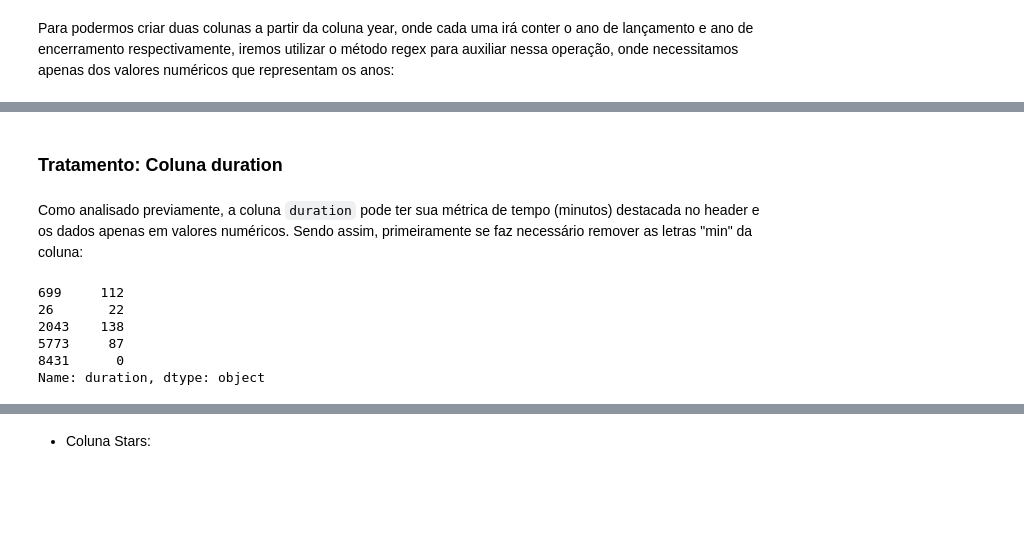
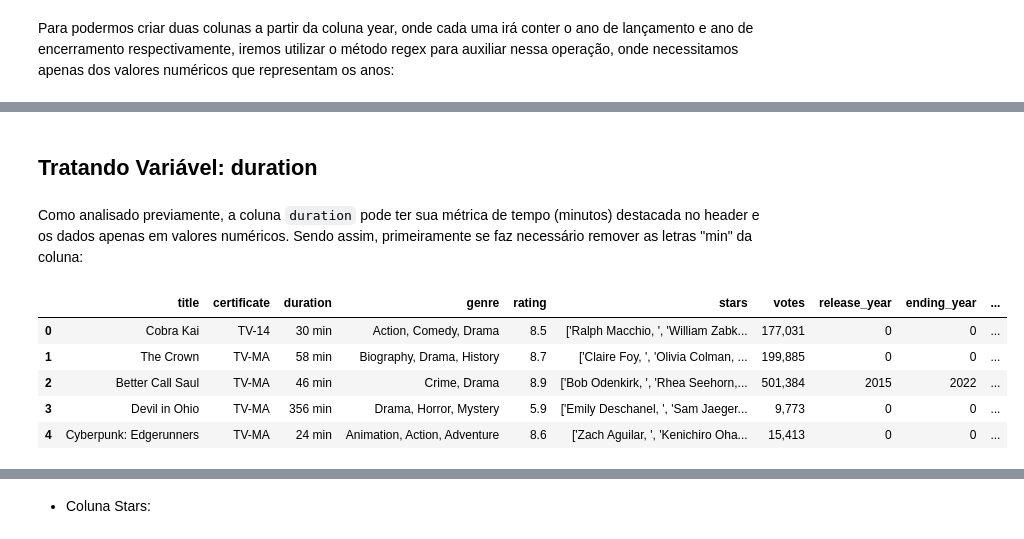
Before and after one commit to JoSEPHDev2022/netflix_movies_analise, a Jupyter notebook: analise.ipynb, the cells around one changed output, grey strips where cells are left out. Cells and saved outputs as stored; diff of their text form; code cells hidden in the pictures; blank space fills up the shorter version.

```diff
--- a/analise.ipynb
+++ b/analise.ipynb
@@ -351,0 +352,6 @@ df_movies_clean['release_year'] = df_movies_clean['release_year'].apply(
+# %%
+# Removendo coluna year:
+data_clean = data_clean.drop('year', axis=1)
+
+# Checando dados:
+data_clean.sample(5)
@@ -357,0 +367,9 @@ df_movies_clean['ending_year'] = df_movies_clean['ending_year'].astype(int)
+# %%
+# Transformando dados:
+data_clean = data_clean.astype({
+    'release_year': 'int16',
+    'ending_year': 'int16'
+    })
+
+# Checando novos dtypes:
+data_clean.dtypes
@@ -358,19 +387,4 @@ df_movies_clean['ending_year'] = df_movies_clean['ending_year'].astype(int)
 # %% [markdown]
-### Tratamento: Coluna duration
+## **Tratando Variável: duration**
 # %% [markdown]
 Como analisado previamente, a coluna `duration` pode ter sua métrica de tempo (minutos) destacada no header e os dados apenas em valores numéricos. Sendo assim, primeiramente se faz necessário remover as letras "min" da coluna:
-# %%
-# Limpando a coluna duration para retirada de letras:
-df_movies_clean['duration'] = df_movies_clean['duration'].apply(
-    lambda x: 0 if str(x) == 'nan' else str(x)[:-4]
-)
-
-# Checando um sample dos resultados:
-df_movies_clean['duration'].sample(5)
-# %% [output]
-699     112
-26       22
-2043    138
-5773     87
-8431      0
-Name: duration, dtype: object
@@ -382,0 +391,29 @@ df_movies_clean.columns = df_movies_clean.columns.str.replace('duration', 'durat
+# %%
+def set_clean_duration_column(data: pd.DataFrame) -> pd.DataFrame:
+    '''Realiza a tratativa da coluna duration.
+
+    itera sobre os registros da variável e remove qualquer letra e
+    altera o data type da coluna para int32.
+    '''
+    data['duration_min'] = data['duration'].apply(
+        lambda durations:
+            0 if str(durations) == 'nan' else
+            str(durations)[:-4]
+        )
+
+    data['duration_min'] = data['duration_min'].astype('int32')
+
+    return data
+# %%
+# Aplicando função para tratativa da coluna:
+data_clean = set_clean_duration_column(data_clean)
+
+# Checando resultados:
+data_clean.head(5)
+# %% [output]
+|  | title | certificate | duration | genre | rating | stars | votes | release_year | ending_year | ... |
+| 0 | Cobra Kai | TV-14 | 30 min | Action, Comedy, Drama | 8.5 | ['Ralph Macchio, ', 'William Zabk... | 177,031 | 0 | 0 | ... |
+| 1 | The Crown | TV-MA | 58 min | Biography, Drama, History | 8.7 | ['Claire Foy, ', 'Olivia Colman, ... | 199,885 | 0 | 0 | ... |
+| 2 | Better Call Saul | TV-MA | 46 min | Crime, Drama | 8.9 | ['Bob Odenkirk, ', 'Rhea Seehorn,... | 501,384 | 2015 | 2022 | ... |
+| 3 | Devil in Ohio | TV-MA | 356 min | Drama, Horror, Mystery | 5.9 | ['Emily Deschanel, ', 'Sam Jaeger... | 9,773 | 0 | 0 | ... |
+| 4 | Cyberpunk: Edgerunners | TV-MA | 24 min | Animation, Action, Adventure | 8.6 | ['Zach Aguilar, ', 'Kenichiro Oha... | 15,413 | 0 | 0 | ... |
```
Also changed, not shown: parts of 71 cells of this notebook.
